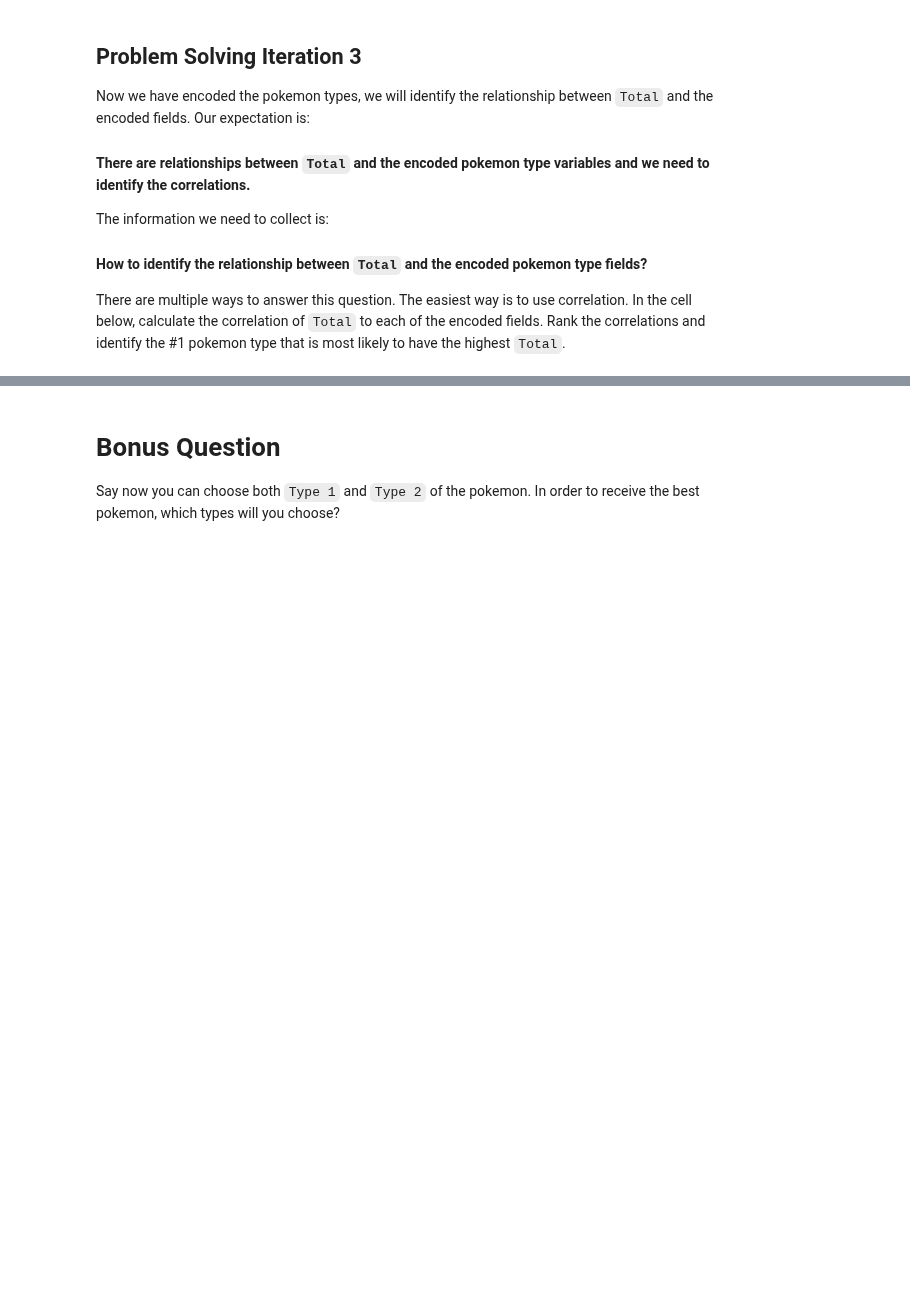
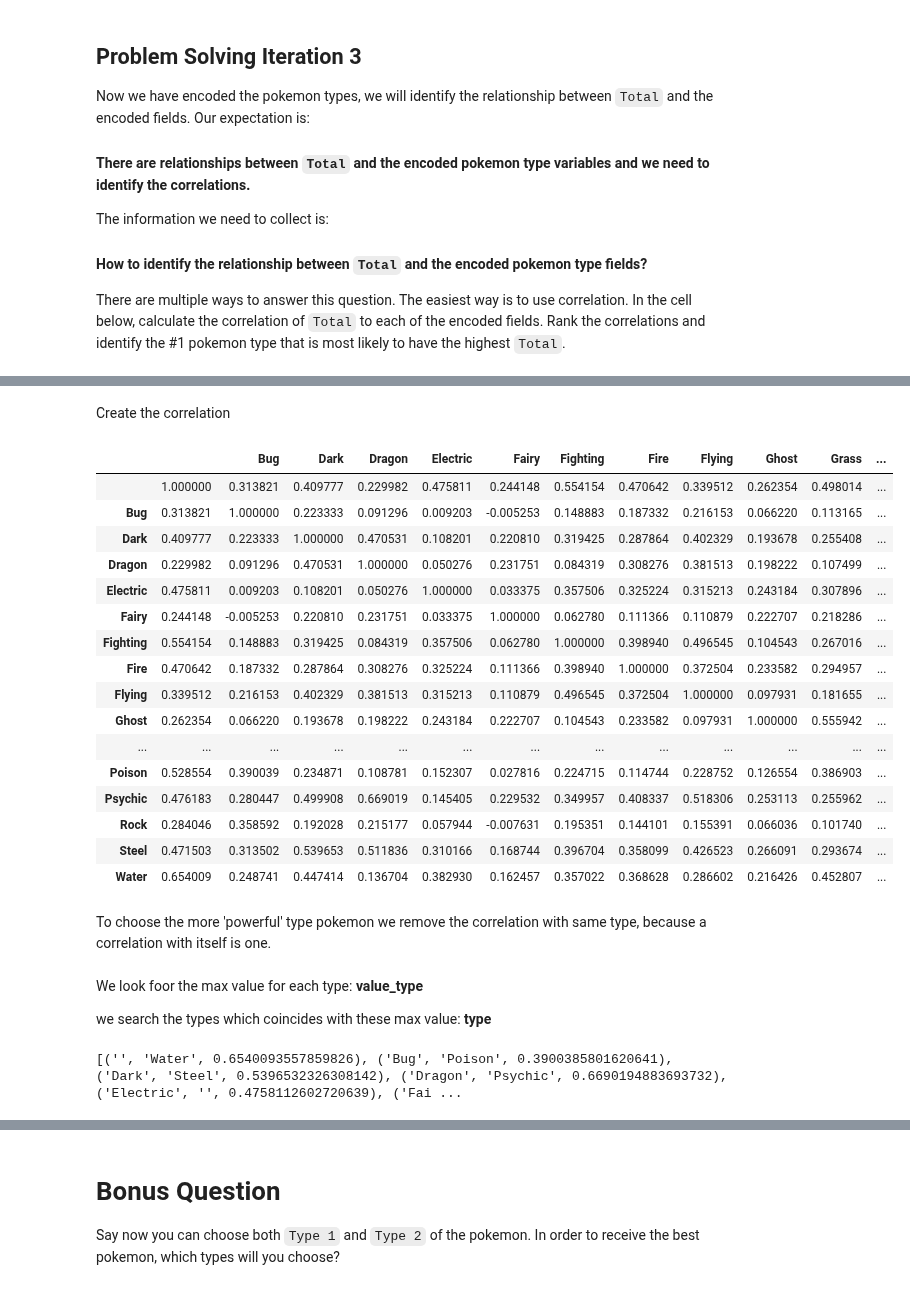
Before and after one commit to ta-data-bcn/lab-df-calculation-and-transformation, a Jupyter notebook: your-code/challenge-2.ipynb, the cells around one changed output, grey strips where cells are left out. Cells and saved outputs as stored; diff of their text form; code cells hidden in the pictures; blank space fills up the shorter version.

```diff
--- a/your-code/challenge-2.ipynb
+++ b/your-code/challenge-2.ipynb
@@ -128,0 +152,5 @@ There are multiple ways to answer this question. The easiest way is to use corre
+# %%
+#Addition column total to the table where we create the encoding
+encoding_sum['Total'] = pokemon['Total']
+encoding_total = encoding_sum.groupby(encoding_sum.Total).sum()
+encoding_total.head()
@@ -128,0 +165,46 @@ There are multiple ways to answer this question. The easiest way is to use corre
+# %% [markdown]
+Create the correlation
+# %%
+
+correlation = encoding_total.corr(method = 'pearson')
+correlation
+# %% [output]
+|  |  | Bug | Dark | Dragon | Electric | Fairy | Fighting | Fire | Flying | Ghost | Grass | ... |
+|  | 1.000000 | 0.313821 | 0.409777 | 0.229982 | 0.475811 | 0.244148 | 0.554154 | 0.470642 | 0.339512 | 0.262354 | 0.498014 | ... |
+| Bug | 0.313821 | 1.000000 | 0.223333 | 0.091296 | 0.009203 | -0.005253 | 0.148883 | 0.187332 | 0.216153 | 0.066220 | 0.113165 | ... |
+| Dark | 0.409777 | 0.223333 | 1.000000 | 0.470531 | 0.108201 | 0.220810 | 0.319425 | 0.287864 | 0.402329 | 0.193678 | 0.255408 | ... |
+| Dragon | 0.229982 | 0.091296 | 0.470531 | 1.000000 | 0.050276 | 0.231751 | 0.084319 | 0.308276 | 0.381513 | 0.198222 | 0.107499 | ... |
+| Electric | 0.475811 | 0.009203 | 0.108201 | 0.050276 | 1.000000 | 0.033375 | 0.357506 | 0.325224 | 0.315213 | 0.243184 | 0.307896 | ... |
+| Fairy | 0.244148 | -0.005253 | 0.220810 | 0.231751 | 0.033375 | 1.000000 | 0.062780 | 0.111366 | 0.110879 | 0.222707 | 0.218286 | ... |
+| Fighting | 0.554154 | 0.148883 | 0.319425 | 0.084319 | 0.357506 | 0.062780 | 1.000000 | 0.398940 | 0.496545 | 0.104543 | 0.267016 | ... |
+| Fire | 0.470642 | 0.187332 | 0.287864 | 0.308276 | 0.325224 | 0.111366 | 0.398940 | 1.000000 | 0.372504 | 0.233582 | 0.294957 | ... |
+| Flying | 0.339512 | 0.216153 | 0.402329 | 0.381513 | 0.315213 | 0.110879 | 0.496545 | 0.372504 | 1.000000 | 0.097931 | 0.181655 | ... |
+| Ghost | 0.262354 | 0.066220 | 0.193678 | 0.198222 | 0.243184 | 0.222707 | 0.104543 | 0.233582 | 0.097931 | 1.000000 | 0.555942 | ... |
+| ... | ... | ... | ... | ... | ... | ... | ... | ... | ... | ... | ... | ... |
+| Poison | 0.528554 | 0.390039 | 0.234871 | 0.108781 | 0.152307 | 0.027816 | 0.224715 | 0.114744 | 0.228752 | 0.126554 | 0.386903 | ... |
+| Psychic | 0.476183 | 0.280447 | 0.499908 | 0.669019 | 0.145405 | 0.229532 | 0.349957 | 0.408337 | 0.518306 | 0.253113 | 0.255962 | ... |
+| Rock | 0.284046 | 0.358592 | 0.192028 | 0.215177 | 0.057944 | -0.007631 | 0.195351 | 0.144101 | 0.155391 | 0.066036 | 0.101740 | ... |
+| Steel | 0.471503 | 0.313502 | 0.539653 | 0.511836 | 0.310166 | 0.168744 | 0.396704 | 0.358099 | 0.426523 | 0.266091 | 0.293674 | ... |
+| Water | 0.654009 | 0.248741 | 0.447414 | 0.136704 | 0.382930 | 0.162457 | 0.357022 | 0.368628 | 0.286602 | 0.216426 | 0.452807 | ... |
+# %% [markdown]
+To choose the more 'powerful' type pokemon we remove the correlation with same type, because a correlation with itself is one.
+# %% [markdown]
+We look foor the max value for each type: **value_type**
+
+we search the types which coincides with these max value: **type**
+# %%
+top1 = correlation[(correlation <1)]    ## correlation table removing elements equal to 1 (same type correlation = 1)
+
+
+type_pokemon = list(top1.idxmax())         ## types of pokemon that has the max corr for each column
+
+
+value_type = top1.max().unique()        ##values of corr. for each kind of pokemon for each column.We choose the non-repeated ones.
+
+
+lista =list(zip(top1.columns,type_pokemon, value_type))  ##creation a list with the combination of type1 (rows),
+                                                         #and type 2 (columns) and their correlation values
+
+print(lista)
+# %% [output]
+[('', 'Water', 0.6540093557859826), ('Bug', 'Poison', 0.3900385801620641), ('Dark', 'Steel', 0.5396532326308142), ('Dragon', 'Psychic', 0.6690194883693732), ('Electric', '', 0.4758112602720639), ('Fai ...
```
Also changed, not shown: parts of 20 cells of this notebook.
